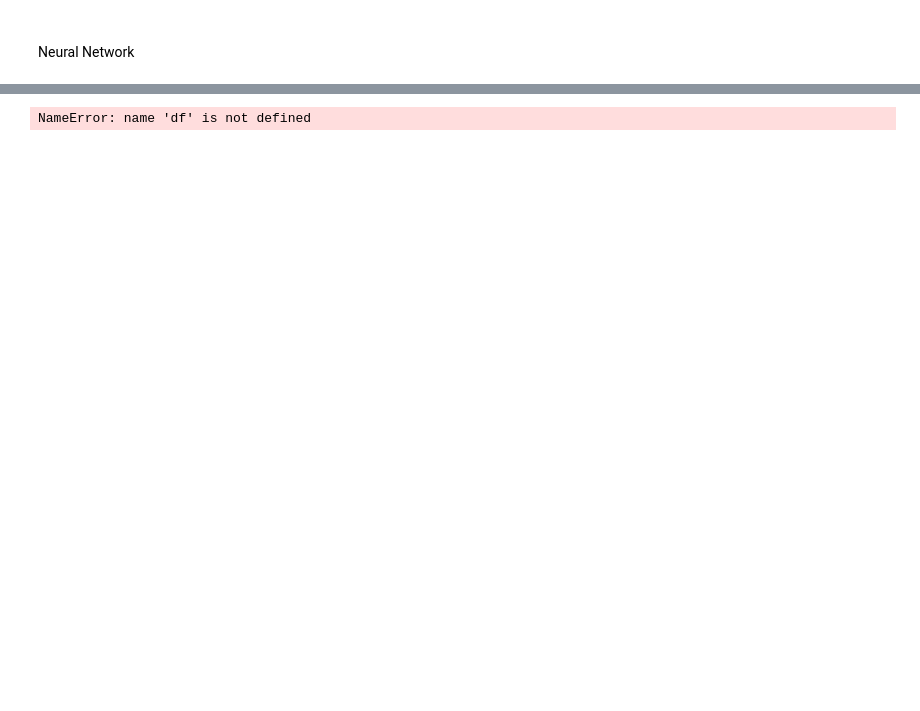
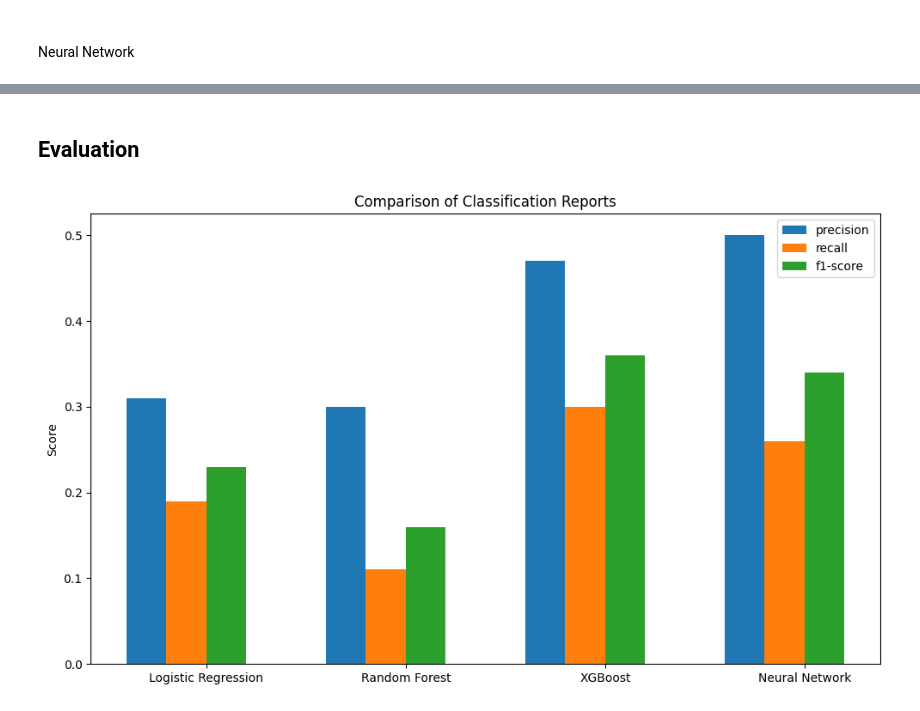
Before and after one commit to RobertChen9520/Assessment_Evil-Geniuses, a Jupyter notebook: assessment.ipynb, the cells around one changed output, grey strips where cells are left out. Drawn from its saved outputs; the diff is of its cells as text; code cells hidden in the pictures; blank space fills up the shorter version.

```diff
--- a/assessment.ipynb
+++ b/assessment.ipynb
@@ -472,7 +598,8 @@ best_model = grid_search.best_estimator_
 y_pred = best_model.predict(X_test)
 
 # Evaluate the model
-print(classification_report(y_test, y_pred))
+rf_report = classification_report(y_test, y_pred)
+print(rf_report)
 # %% [output]
               precision    recall  f1-score   support
 
@@ -506,7 +627,7 @@ from sklearn.model_selection import GridSearchCV, train_test_split, StratifiedKF
 from sklearn.metrics import classification_report
 
 # Split the data into features (X) and target variable (y)
-X = df.drop('LeagueIndex', axis=1)
+X = df.drop(['LeagueIndex','GameID'], axis=1)
 y = df['LeagueIndex']
 
 # Split the data into training and testing sets
@@ -561,7 +682,8 @@ best_model = grid_search.best_estimator_
 y_pred = best_model.predict(X_test)
 
 # Evaluate the model
-print(classification_report(y_test, y_pred))
+xgb_report = classification_report(y_test, y_pred)
+print(xgb_report)
 # %% [output]
               precision    recall  f1-score   support
 
@@ -644,8 +767,9 @@ Best Score:  0.41235955056179774
 best_model = grid_search.best_estimator_
 y_pred = best_model.predict(X_test_scaled)
 
-# Evaluate the model
-print(classification_report(y_test, y_pred))
+# Evaluate the model =
+nn_report = classification_report(y_test, y_pred)
+print(nn_report)
 # %% [output]
               precision    recall  f1-score   support
 
@@ -663,4 +788,55 @@ weighted avg       0.40      0.40      0.40       668
-# %%
-df.LeagueIndex.value_counts()
-# %% [output]
-NameError: name 'df' is not defined
+# %% [markdown]
+## Evaluation
+# %%
+import re
+
+# Define the models and their classification reports
+models = ['Logistic Regression', 'Random Forest', 'XGBoost', 'Neural Network']
+reports = [logreg_report, rf_report, xgb_report, nn_report]
+
+# Define the performance metrics to compare (e.g., precision, recall, F1-score)
+metrics = ['precision', 'recall', 'f1-score']
+
+# Initialize an empty dictionary to store the metric values
+metric_values = {}
+
+# Iterate over the reports
+for report, model in zip(reports, models):
+    # Extract the metric values using regular expressions
+    values = re.findall(r'\d+\.\d+', report)
+    # Convert the values to float
+    values = [float(value) for value in values]
+    # Store the metric values for the model
+    metric_values[model] = values
+
+# Create a numpy array of the metric values
+metric_array = np.array([metric_values[model] for model in models])
+
+# Create a figure and axis
+fig, ax = plt.subplots(figsize=(10, 6))
+
+# Plot the bar chart
+bar_width = 0.2
+x_pos = np.arange(len(models))
+
+for i, metric in enumerate(metrics):
+    ax.bar(x_pos + i * bar_width, metric_array[:, i], width=bar_width, label=metric)
+
+# Set the x-axis labels
+ax.set_xticks(x_pos + 1.5 * bar_width)
+ax.set_xticklabels(models)
+
+# Set the y-axis label
+ax.set_ylabel('Score')
+
+# Set the title
+ax.set_title('Comparison of Classification Reports')
+
+# Add a legend
+ax.legend(metrics, loc='upper right')
+
+# Show the plot
+plt.tight_layout()
+plt.show()
+# %% [output]
+[figure, added]
```
Also changed, not shown: parts of 36 cells of this notebook, 2 other files.
